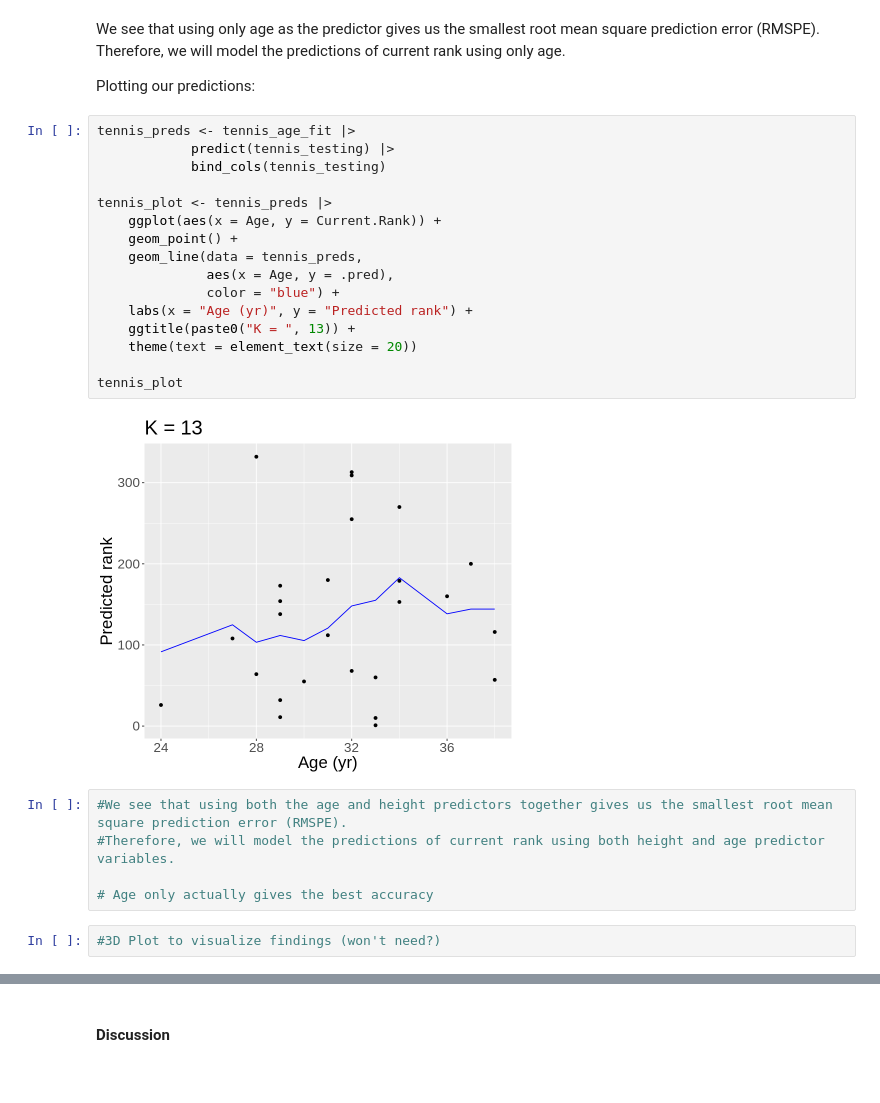
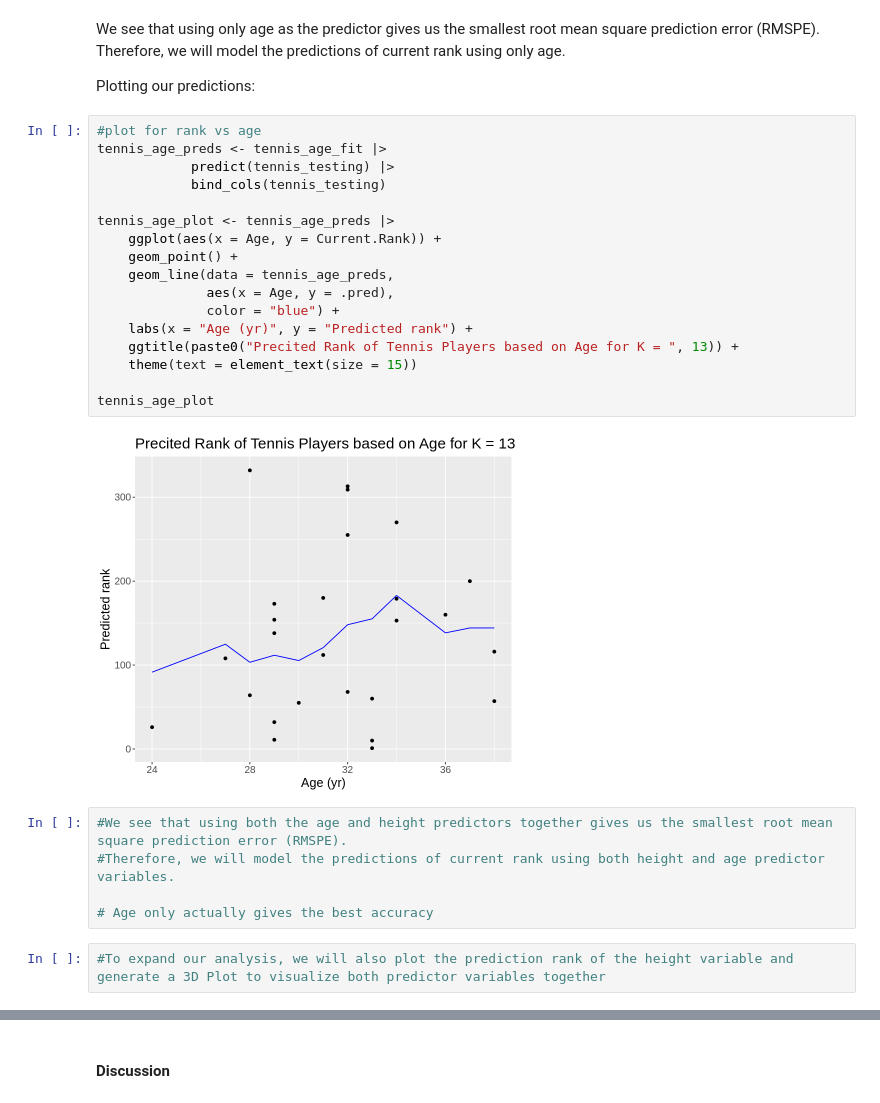
Before and after one commit to VictorVy/DSCI100_Group_Project, a Jupyter notebook: Project.ipynb, the cells around one changed output, grey strips where cells are left out. Cells and saved outputs as stored; diff of their text form.

Commit message:
started discussion, plotted height
started discussion, plotted height

```diff
--- a/Project.ipynb
+++ b/Project.ipynb
@@ -508,27 +508,28 @@ We see that using only age as the predictor gives us the smallest root mean squa
 
 Plotting our predictions:
 # %%
-tennis_preds <- tennis_age_fit |>
+#plot for rank vs age
+tennis_age_preds <- tennis_age_fit |>
             predict(tennis_testing) |>
             bind_cols(tennis_testing)
 
-tennis_plot <- tennis_preds |>
+tennis_age_plot <- tennis_age_preds |>
     ggplot(aes(x = Age, y = Current.Rank)) +
     geom_point() +
-    geom_line(data = tennis_preds,
+    geom_line(data = tennis_age_preds,
               aes(x = Age, y = .pred),
               color = "blue") +
     labs(x = "Age (yr)", y = "Predicted rank") +
-    ggtitle(paste0("K = ", 13)) +
-    theme(text = element_text(size = 20))
+    ggtitle(paste0("Precited Rank of Tennis Players based on Age for K = ", 13)) +
+    theme(text = element_text(size = 15))
 
-tennis_plot
+tennis_age_plot
 # %% [output]
-[figure, old version]
+[figure, new version]
 # %%
 #We see that using both the age and height predictors together gives us the smallest root mean square prediction error (RMSPE).
 #Therefore, we will model the predictions of current rank using both height and age predictor variables.
 
 # Age only actually gives the best accuracy
 # %%
-#3D Plot to visualize findings (won't need?)
+#To expand our analysis, we will also plot the prediction rank of the height variable and generate a 3D Plot to visualize both predictor variables together
```
Also changed, not shown: parts of 3 cells of this notebook.
